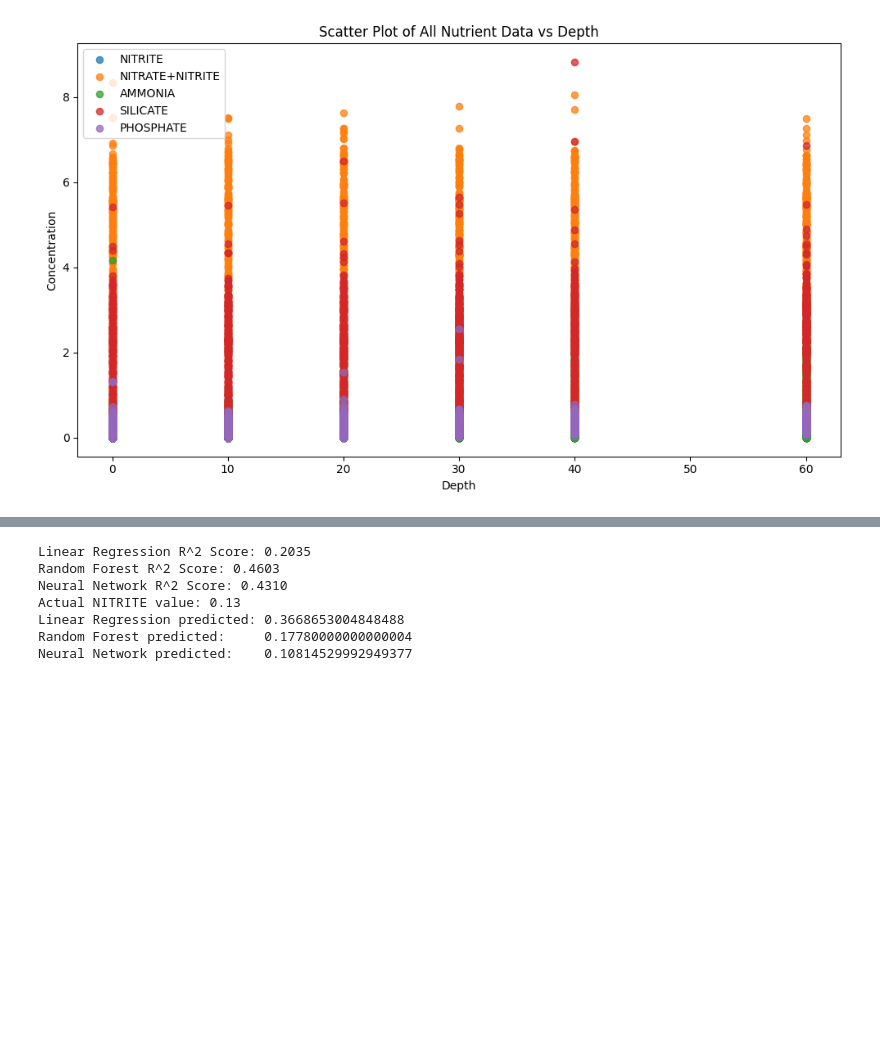
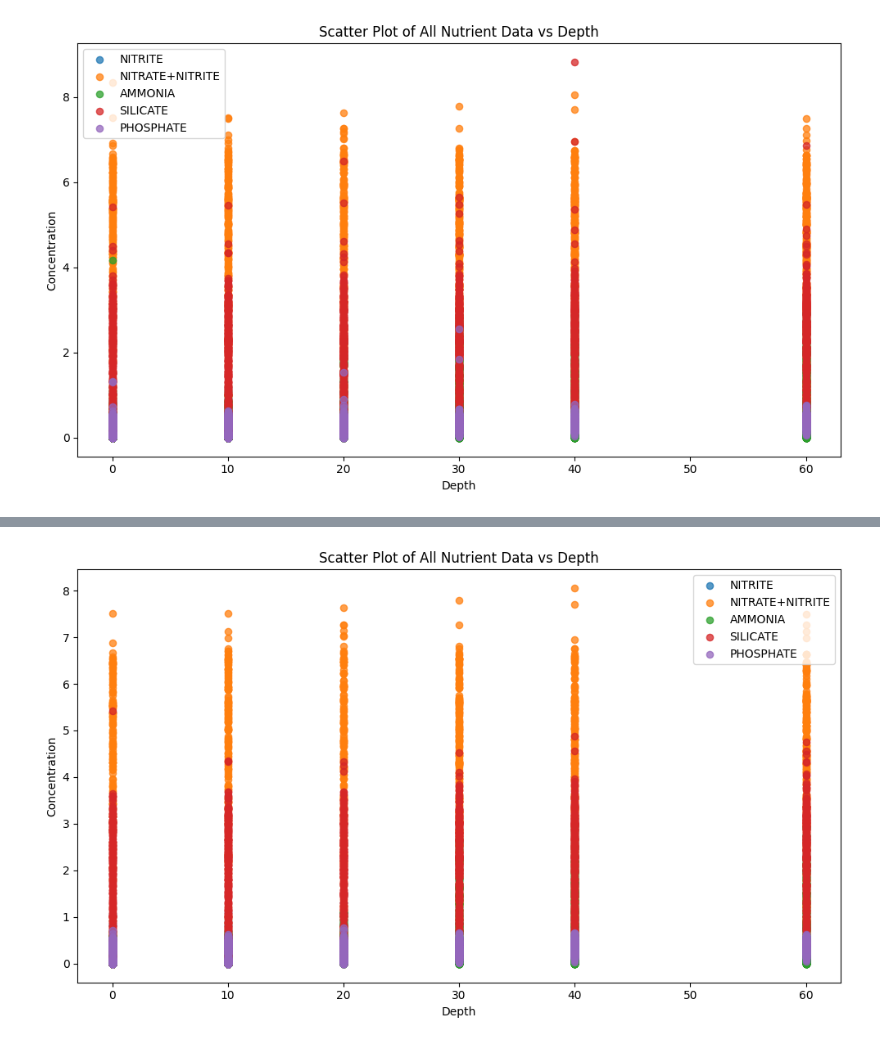
Before and after one commit to BenD2006/comp2002, a Jupyter notebook: COMP2002.ipynb, the cells around one changed output, grey strips where cells are left out. Drawn from its saved outputs; the diff is of its cells as text; code cells hidden in the pictures; blank space fills up the shorter version.

```diff
--- a/COMP2002.ipynb
+++ b/COMP2002.ipynb
@@ -79,44 +87,27 @@ print(clean_data)
 # %%
-x = clean_data.drop('NITRITE', axis=1)
-y = clean_data['NITRITE']
-
-x_train, x_test, y_train, y_test = train_test_split(x, y, test_size=0.2, random_state=42)
-
-scalar = StandardScaler()
-
-train_mean = x_train.mean()
-train_std = x_train.std(ddof=0)
-x_train_scaled = (x_train - train_mean) / train_std
-x_test_scaled = (x_test - train_mean) / train_std
+# Prepare the data for machine learning by separating the features (x) and the target variable (y), where the target variable is NITRITE
 
 
-lr_model = LinearRegression()
-lr_model.fit(x_train_scaled, y_train)
-lr_score = lr_model.score(x_test_scaled, y_test)
-print(f"Linear Regression R^2 Score: {lr_score:.4f}")
+# Split the data into training and testing sets, using 80% of the data for training and 20% for testing
+train_data, test_data = train_test_split(data, test_size=0.2, random_state=44)
 
-rf_model = RandomForestRegressor()
-rf_model.fit(x_train_scaled, y_train)
-rf_score = rf_model.score(x_test_scaled, y_test)
-print(f"Random Forest R^2 Score: {rf_score:.4f}")
+columns_to_clean = ['NITRATE+NITRITE', 'AMMONIA', 'SILICATE', 'PHOSPHATE']
+clean_train_data = train_data.copy()
 
-nn_model = MLPRegressor(random_state=42, max_iter=1000)
-nn_model.fit(x_train_scaled, y_train)
-nn_score = nn_model.score(x_test_scaled, y_test)
-print(f"Neural Network R^2 Score: {nn_score:.4f}")
+for col in columns_to_clean:
+    clean_train_data = filter_by_column(clean_train_data, col)
 
-sample_input = x_test_scaled.iloc[[0]]
-actual_value = y_test.iloc[0]
+plot_data(clean_train_data)
 
-print(f"Actual NITRITE value: {actual_value}")
-print(f"Linear Regression predicted: {lr_model.predict(sample_input)[0]}")
-print(f"Random Forest predicted:     {rf_model.predict(sample_input)[0]}")
-print(f"Neural Network predicted:    {nn_model.predict(sample_input)[0]}")
+x_train = clean_train_data.drop('NITRITE', axis=1)
+y_train = clean_train_data['NITRITE']
+
+x_test = test_data.drop('NITRITE', axis=1)
+y_test = test_data['NITRITE']
+
+scalar = RobustScaler()
+
+x_train_scaled = scalar.fit_transform(x_train)
+x_test_scaled = scalar.transform(x_test)
 # %% [output]
-Linear Regression R^2 Score: 0.2035
-Random Forest R^2 Score: 0.4603
-Neural Network R^2 Score: 0.4310
-Actual NITRITE value: 0.13
-Linear Regression predicted: 0.3668653004848488
-Random Forest predicted:     0.17780000000000004
-Neural Network predicted:    0.10814529992949377
+[figure, added]
```
Also changed, not shown: parts of 7 cells of this notebook.
